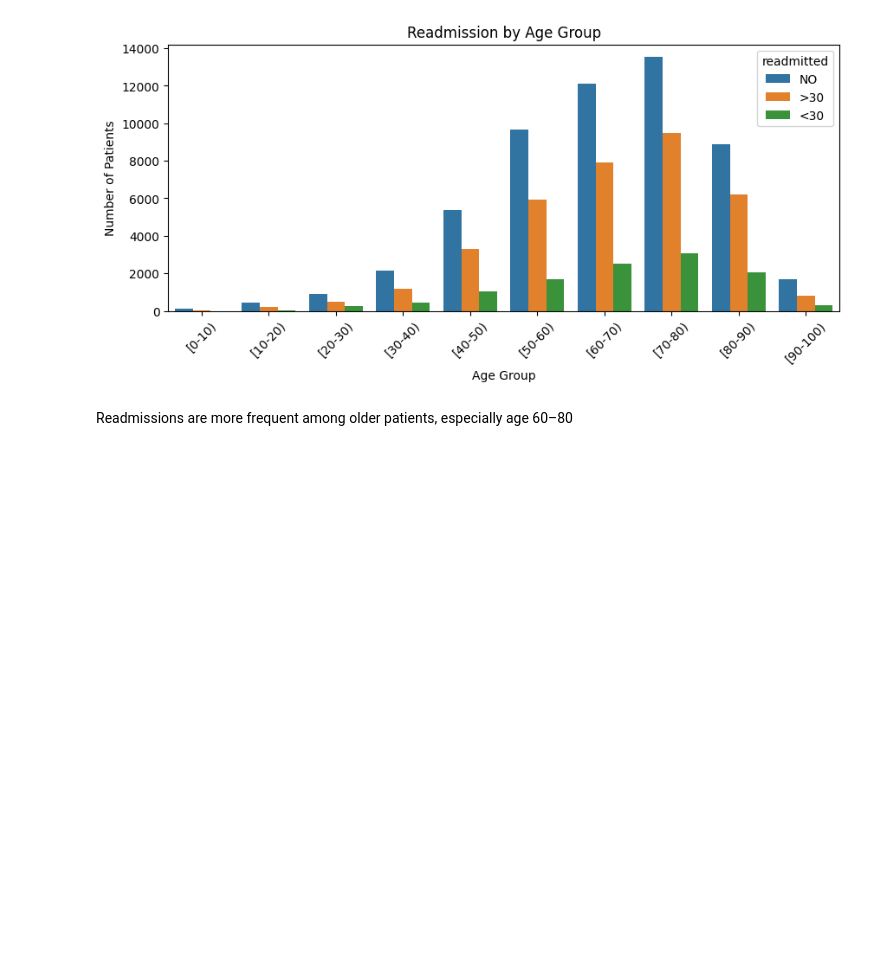
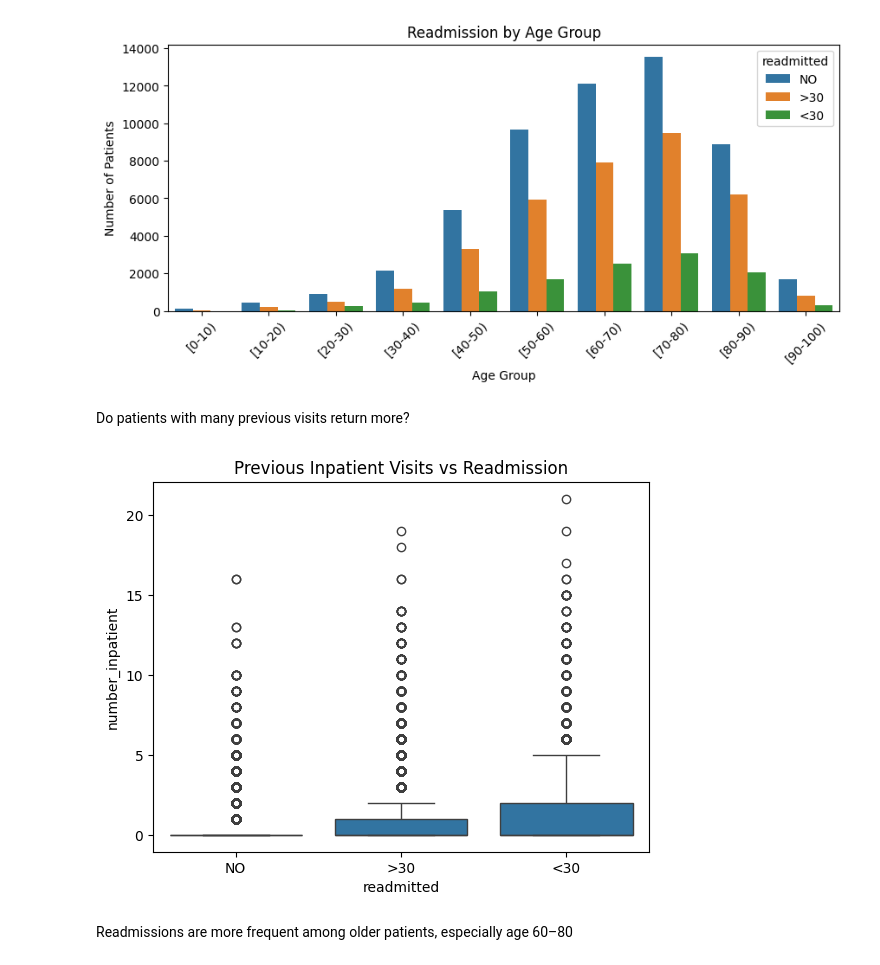
Before and after one commit to samirakhalil1993/readmission-hospital-analysis, a Jupyter notebook: notebooks/01_data_cleaning.ipynb, the cells around one changed output. Saved outputs shown, nothing was run; the diff lists cells and outputs as text; code cells hidden in the pictures; blank space fills up the shorter version.

```diff
--- a/notebooks/1_eda.ipynb
+++ b/notebooks/01_data_cleaning.ipynb
@@ -261,6 +626,14 @@ plt.xticks(rotation=45)
 plt.show()
 # %% [output]
 [figure]
+# %% [markdown]
+Do patients with many previous visits return more?
+# %%
+sns.boxplot(x="readmitted", y="number_inpatient", data=df)
+plt.title("Previous Inpatient Visits vs Readmission")
+plt.show()
+# %% [output]
+[figure, added]
 # %% [markdown]
 Readmissions are more frequent among older patients, especially age 60–80
 # %%
```
Also changed, not shown: parts of 50 cells of this notebook, 1 other file.
